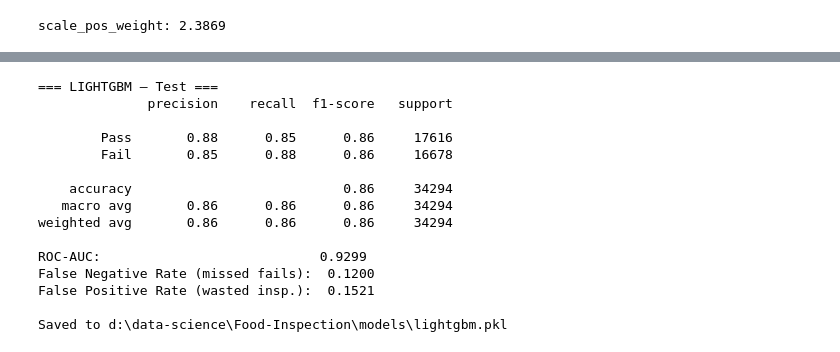
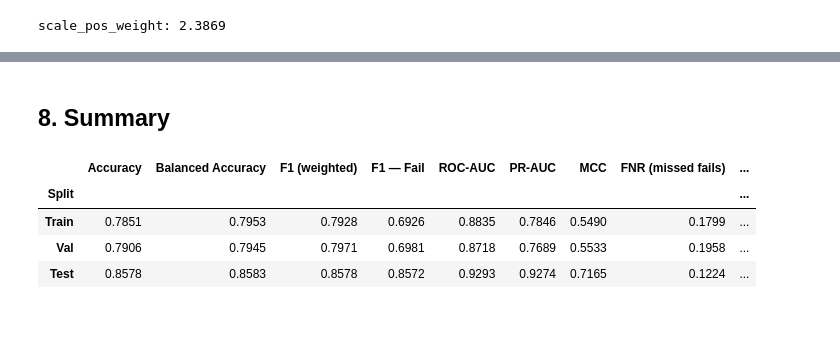
Before and after one commit to MohdTamer/Food-Inspection, a Jupyter notebook: notebooks/modelling/gradient-boosting.ipynb, the cells around one changed output, grey strips where cells are left out. Cells and saved outputs as stored; diff of their text form; code cells hidden in the pictures; blank space fills up the shorter version.

```diff
--- a/notebooks/modelling/gradient-boosting.ipynb
+++ b/notebooks/modelling/gradient-boosting.ipynb
@@ -175,26 +195,23 @@ Saved to d:\data-science\Food-Inspection\models\lightgbm.pkl
-# %%
-BEST_MODEL      = lgbm
-BEST_MODEL_NAME = 'lightgbm'
-
-evaluate(BEST_MODEL, X_test, y_test, f'{BEST_MODEL_NAME.upper()} — Test')
-
-models_dir = Path.cwd().parent.parent / 'models'
-models_dir.mkdir(exist_ok=True)
-joblib.dump(BEST_MODEL, models_dir / f'{BEST_MODEL_NAME}.pkl')
-print(f'Saved to {models_dir / BEST_MODEL_NAME}.pkl')
-# %% [output]
-=== LIGHTGBM — Test ===
-              precision    recall  f1-score   support
-
-        Pass       0.88      0.85      0.86     17616
-        Fail       0.85      0.88      0.86     16678
-
-    accuracy                           0.86     34294
-   macro avg       0.86      0.86      0.86     34294
-weighted avg       0.86      0.86      0.86     34294
-
-ROC-AUC:                            0.9299
-False Negative Rate (missed fails):  0.1200
-False Positive Rate (wasted insp.):  0.1521
-
-Saved to d:\data-science\Food-Inspection\models\lightgbm.pkl
+# %% [markdown]
+## 8. Summary
+# %%
+summary = pd.DataFrame({
+    'Split'              : ['Train', 'Val', 'Test'],
+    'Accuracy'           : [train_metrics['accuracy'],            val_metrics['accuracy'],            test_metrics['accuracy']],
+    'Balanced Accuracy'  : [train_metrics['balanced_accuracy'],   val_metrics['balanced_accuracy'],   test_metrics['balanced_accuracy']],
+    'F1 (weighted)'      : [train_metrics['f1_weighted'],         val_metrics['f1_weighted'],         test_metrics['f1_weighted']],
+    'F1 — Fail'          : [train_metrics['f1_fail'],             val_metrics['f1_fail'],             test_metrics['f1_fail']],
+    'ROC-AUC'            : [train_metrics['roc_auc'],             val_metrics['roc_auc'],             test_metrics['roc_auc']],
+    'PR-AUC'             : [train_metrics['pr_auc'],              val_metrics['pr_auc'],              test_metrics['pr_auc']],
+    'MCC'                : [train_metrics['mcc'],                 val_metrics['mcc'],                 test_metrics['mcc']],
+    'FNR (missed fails)' : [train_metrics['false_negative_rate'], val_metrics['false_negative_rate'], test_metrics['false_negative_rate']],
+    'Catch Rate'         : [train_metrics['sensitivity'],         val_metrics['sensitivity'],         test_metrics['sensitivity']],
+}).set_index('Split').round(4)
+
+display(summary)
+# %% [output]
+|  | Accuracy | Balanced Accuracy | F1 (weighted) | F1 — Fail | ROC-AUC | PR-AUC | MCC | FNR (missed fails) | ... |
+| Split |  |  |  |  |  |  |  |  | ... |
+| Train | 0.7851 | 0.7953 | 0.7928 | 0.6926 | 0.8835 | 0.7846 | 0.5490 | 0.1799 | ... |
+| Val | 0.7906 | 0.7945 | 0.7971 | 0.6981 | 0.8718 | 0.7689 | 0.5533 | 0.1958 | ... |
+| Test | 0.8578 | 0.8583 | 0.8578 | 0.8572 | 0.9293 | 0.9274 | 0.7165 | 0.1224 | ... |
```
Also changed, not shown: parts of 21 cells of this notebook, 29 other files.
